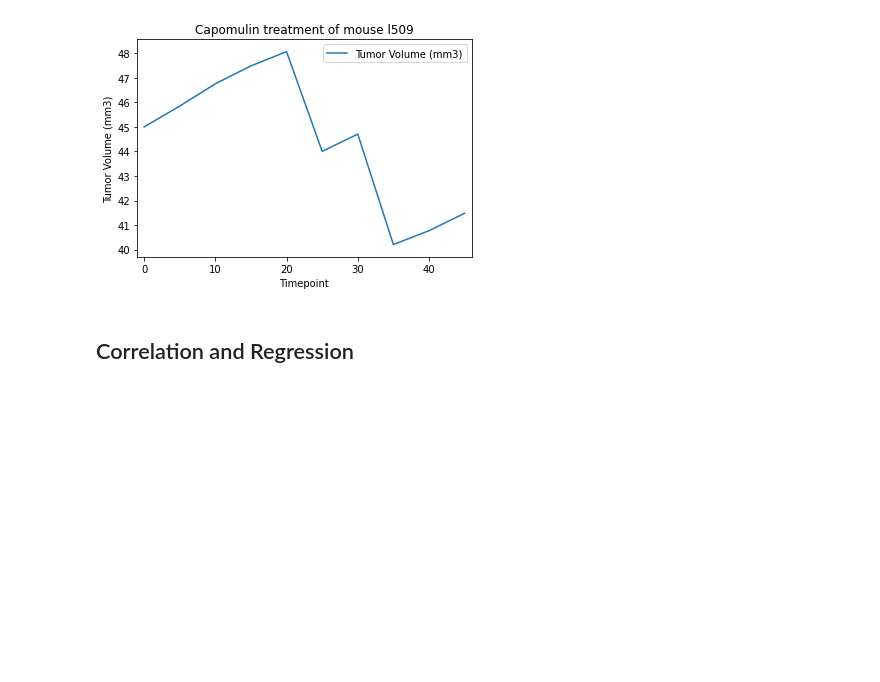
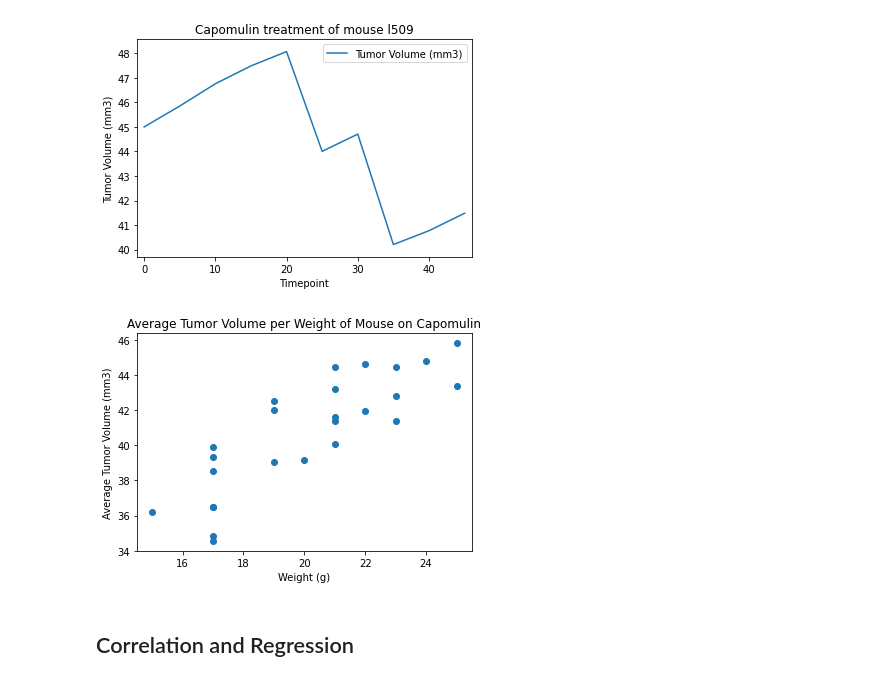
Before and after one commit to colebarnes7/matplotlib-challenge, a Jupyter notebook: Pymaceuticals/main.ipynb, the cells around one changed output. Drawn from its saved outputs; the diff is of its cells as text; code cells hidden in the pictures; blank space fills up the shorter version.

Commit message:
Added scatter plot of tumor volume vs mouse weight

```diff
--- a/Pymaceuticals/main.ipynb
+++ b/Pymaceuticals/main.ipynb
@@ -336,3 +334,19 @@ l509_time_tumor.plot(kind="line", title="Capomulin treatment of mouse l509", yla
+# %%
+# Pulls out only the Capomulin treated mice and groups by ID
+capomulindf = cleanedmouse.loc[cleanedmouse["Drug Regimen"] == "Capomulin"]
+groupedcapomulin = capomulindf.groupby("Mouse ID")
+
+# Pulls the average tumor size and average weight of each mouse into a series
+averagetumor = groupedcapomulin["Tumor Volume (mm3)"].mean()
+averageweight = groupedcapomulin["Weight (g)"].mean()
+
+plt.scatter(averageweight, averagetumor)
+plt.xlabel("Weight (g)")
+plt.ylabel("Average Tumor Volume (mm3)")
+plt.title("Average Tumor Volume per Weight of Mouse on Capomulin")
+plt.show()
+# %% [output]
+[figure, added]
 # %% [markdown]
 ## Correlation and Regression
 # %%
```
Also changed, not shown: parts of 1 cell of this notebook.
